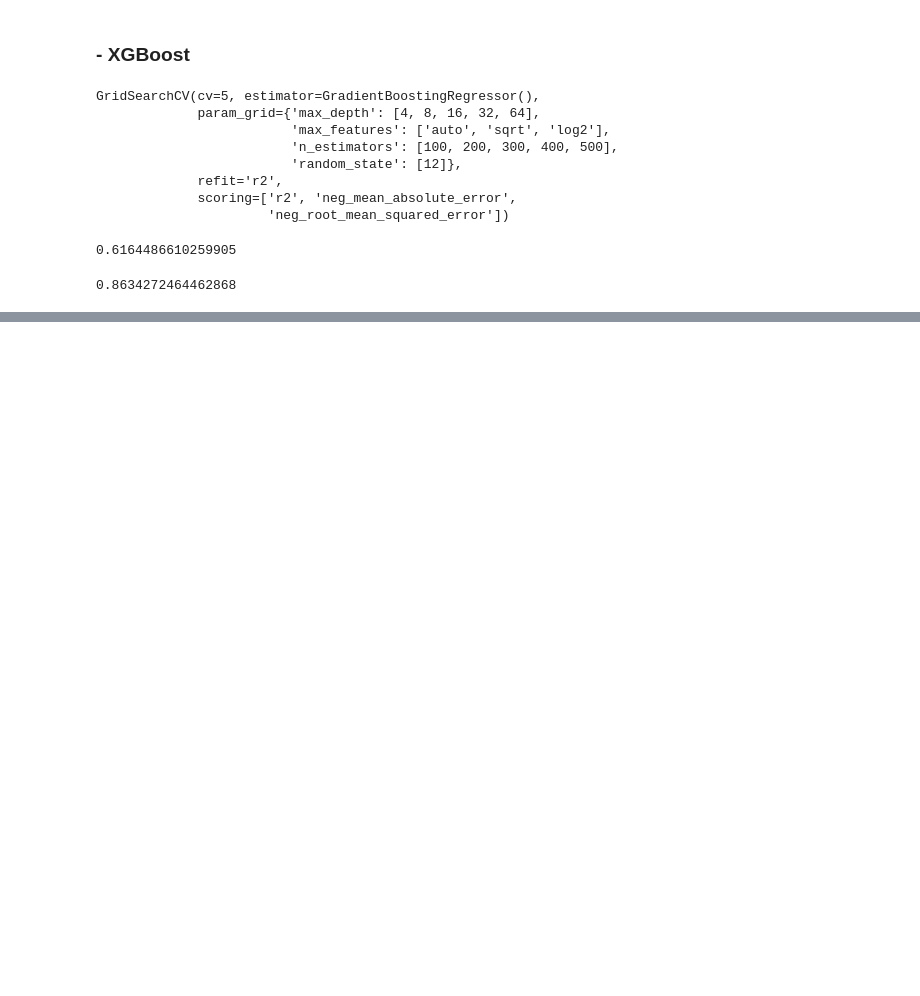
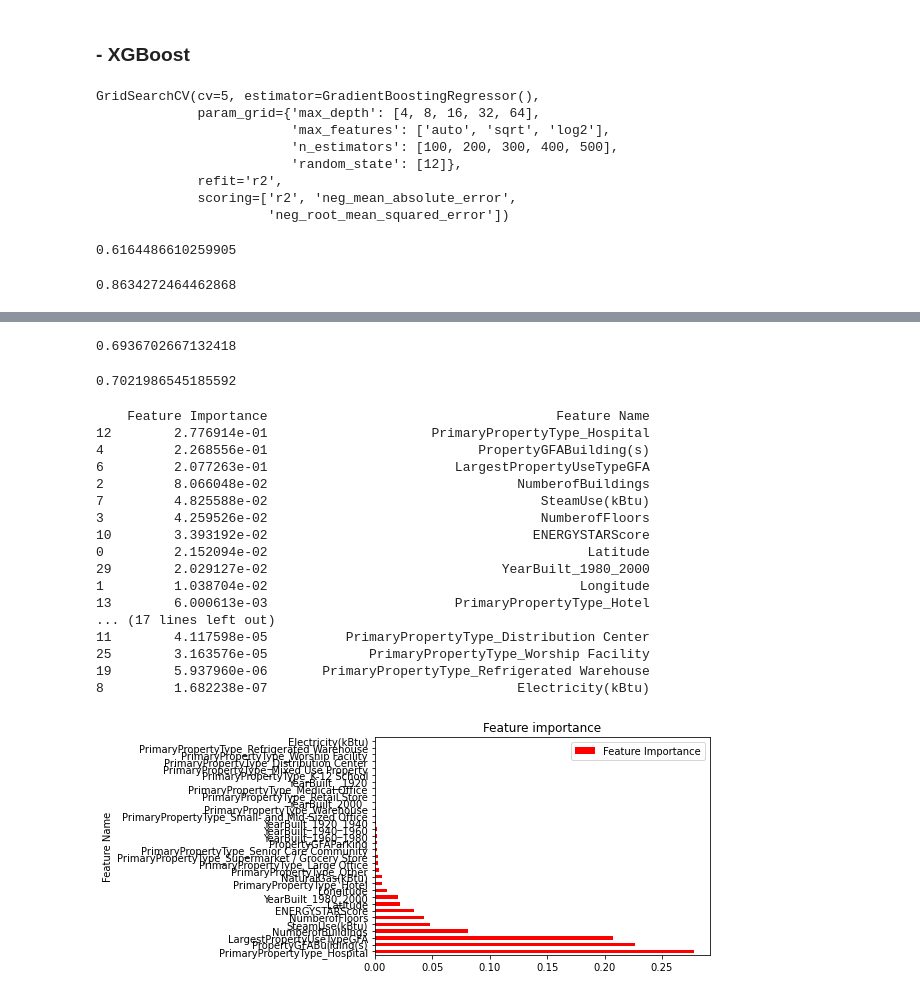
Before and after one commit to azioba/Notebook, a Jupyter notebook: Projet_4.ipynb, the cells around one changed output, grey strips where cells are left out. Drawn from its saved outputs; the diff is of its cells as text; code cells hidden in the pictures; blank space fills up the shorter version.

```diff
--- a/Projet_4.ipynb
+++ b/Projet_4.ipynb
@@ -676,0 +735,7 @@ pd.DataFrame(CV_xgboost.cv_results_)
+# %%
+train_EStar, test_EStar = train_test_split(energyStar_code, test_size=0.3, random_state=0)
+# %%
+Xe_train, ye_train, Xe_test, ye_test = train_EStar.drop(columns = ['TotalGHGEmissions']), train_EStar['TotalGHGEmissions'],test_EStar.drop(columns = ['TotalGHGEmissions']) ,test_EStar['TotalGHGEmissions']
+# %%
+CV_xgboost_Estar = GridSearchCV(estimator=GradientBoostingRegressor(), param_grid=xgboost_param_grid, cv= 5,scoring=['r2','neg_mean_absolute_error','neg_root_mean_squared_error'],refit='r2')
+CV_xgboost_Estar.fit(Xe_train, ye_train)
@@ -676,0 +751,39 @@ pd.DataFrame(CV_xgboost.cv_results_)
+# %%
+CV_xgboost_Estar.best_score_
+# %% [output]
+0.6936702667132418
+# %%
+Estar_boosted = CV_xgboost_Estar.best_estimator_
+# %%
+Estar_boosted.score(Xe_test,ye_test)
+# %% [output]
+0.7021986545185592
+# %%
+def display_feat_imp_xgboost(boosted):
+  feat_imp = Estar_boosted.feature_importances_
+  df_featimp = pd.DataFrame(feat_imp, columns = {"Feature Importance"})
+  df_featimp["Feature Name"] = Xe_train.columns
+  df_featimp = df_featimp.sort_values(by="Feature Importance", ascending=False)
+  print(df_featimp)
+  df_featimp.plot.barh(y="Feature Importance", x="Feature Name", title="Feature importance", color="red")
+
+display_feat_imp_xgboost(Estar_boosted)
+# %% [output]
+    Feature Importance                                     Feature Name
+12        2.776914e-01                     PrimaryPropertyType_Hospital
+4         2.268556e-01                           PropertyGFABuilding(s)
+6         2.077263e-01                        LargestPropertyUseTypeGFA
+2         8.066048e-02                                NumberofBuildings
+7         4.825588e-02                                   SteamUse(kBtu)
+3         4.259526e-02                                   NumberofFloors
+10        3.393192e-02                                  ENERGYSTARScore
+0         2.152094e-02                                         Latitude
+29        2.029127e-02                              YearBuilt_1980_2000
+1         1.038704e-02                                        Longitude
+13        6.000613e-03                        PrimaryPropertyType_Hotel
+... (17 lines left out)
+11        4.117598e-05          PrimaryPropertyType_Distribution Center
+25        3.163576e-05             PrimaryPropertyType_Worship Facility
+19        5.937960e-06       PrimaryPropertyType_Refrigerated Warehouse
+8         1.682238e-07                                Electricity(kBtu)
+[figure, added]
```
Also changed, not shown: parts of 70 cells of this notebook.
